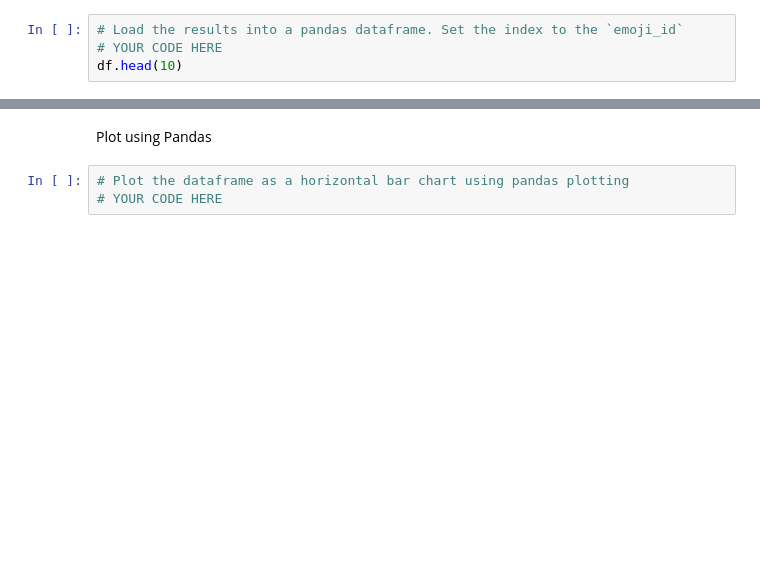
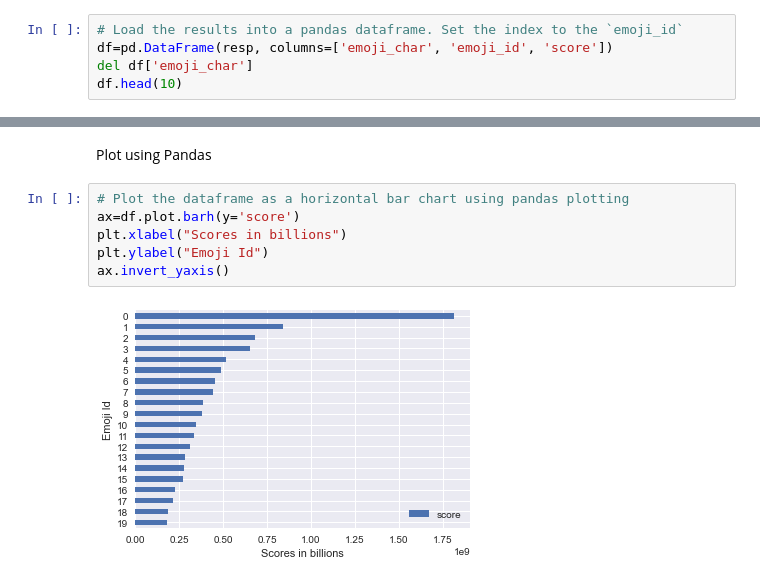
Before and after one commit to skunnath2020/class_work, a Jupyter notebook: Code/Stu_Plotting.ipynb, the cells around one changed output, grey strips where cells are left out. Cells and saved outputs as stored; diff of their text form; blank space fills up the shorter version.

```diff
--- a/Code/Stu_Plotting.ipynb
+++ b/Code/Stu_Plotting.ipynb
@@ -83,5 +117,6 @@ Unpack tuples using list comprehensions
 Load the results into a Pandas DataFrame
 # %%
 # Load the results into a pandas dataframe. Set the index to the `emoji_id`
-# YOUR CODE HERE
+df=pd.DataFrame(resp, columns=['emoji_char', 'emoji_id', 'score'])
+del df['emoji_char']
 df.head(10)
@@ -89,6 +136,11 @@ df.head(10)
 Plot using Pandas
 # %%
 # Plot the dataframe as a horizontal bar chart using pandas plotting
-# YOUR CODE HERE
+ax=df.plot.barh(y='score')
+plt.xlabel("Scores in billions")
+plt.ylabel("Emoji Id")
+ax.invert_yaxis()
+# %% [output]
+[figure, added]
 # %%
 # BONUS: Use Pandas `read_sql_query` to load a query statement directly into the DataFrame
```
Also changed, not shown: parts of 6 cells of this notebook.
